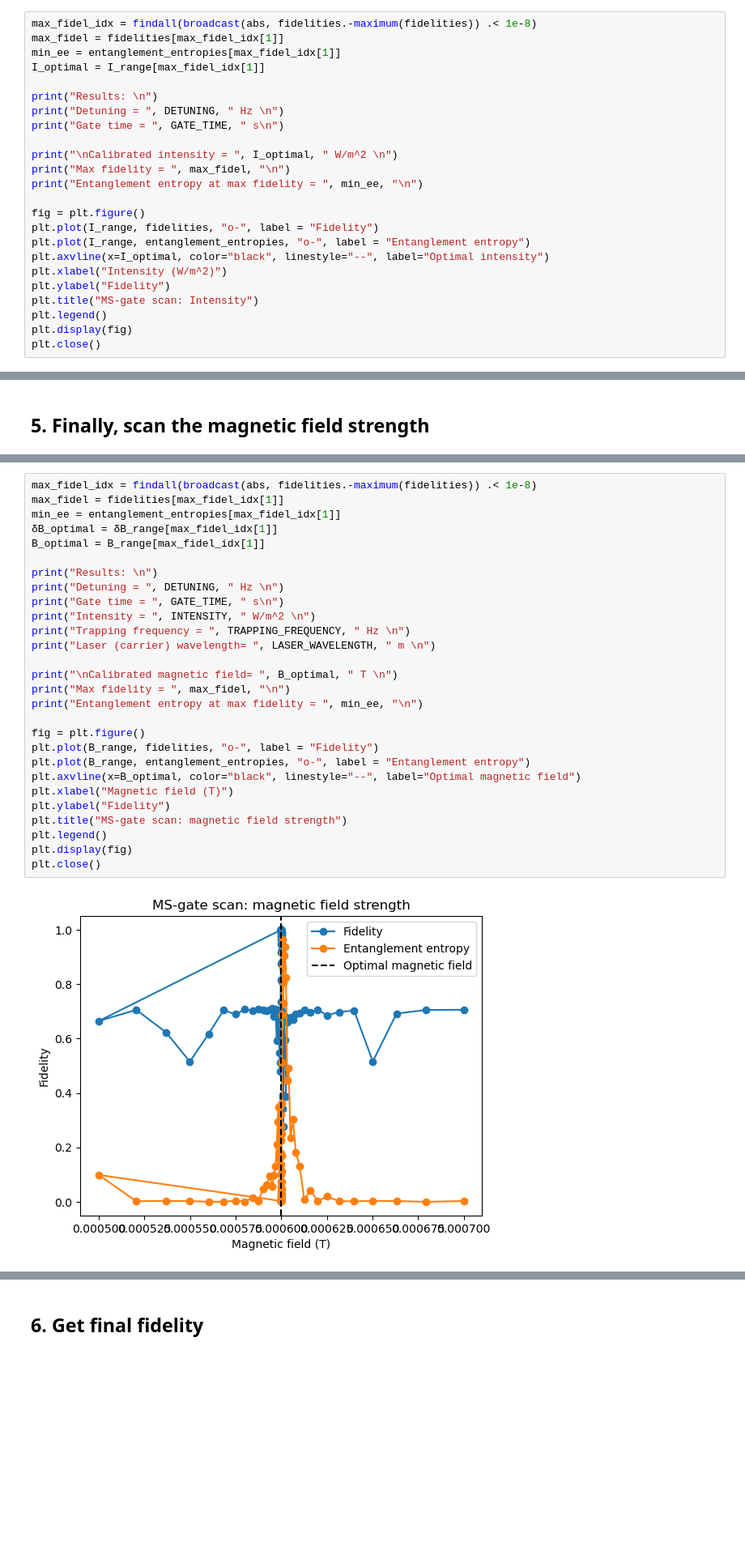
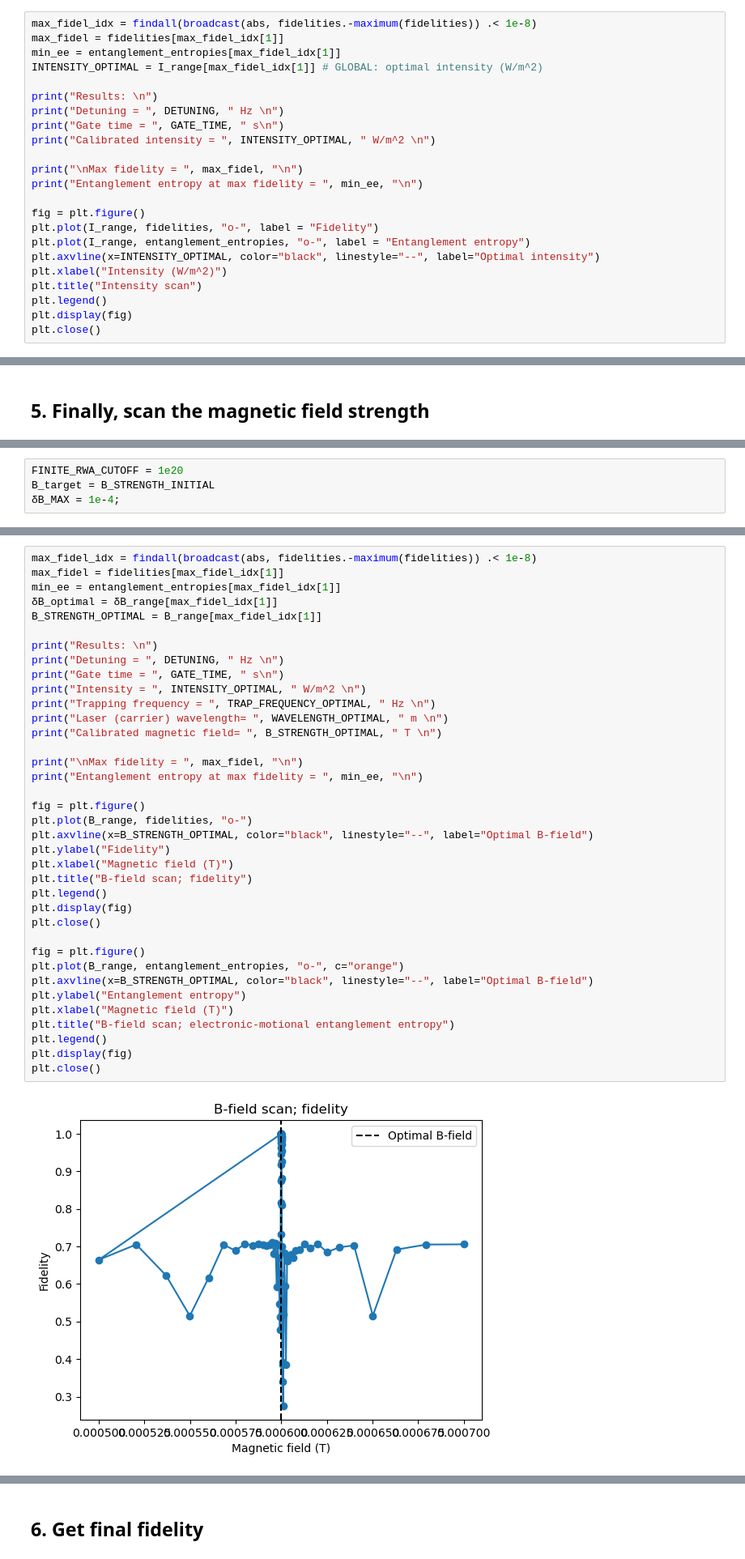
Before and after one commit to SQRLab/IonSim, a Jupyter notebook: molmer_sorensen_all_scans.ipynb, the cells around one changed output, grey strips where cells are left out. Shown at 81% size. Saved outputs shown, nothing was run; the diff lists cells and outputs as text; blank space fills up the shorter version.

```diff
--- a/molmer_sorensen_all_scans.ipynb
+++ b/molmer_sorensen_all_scans.ipynb
@@ -127,23 +177,22 @@ end
 max_fidel_idx = findall(broadcast(abs, fidelities.-maximum(fidelities)) .< 1e-8)
 max_fidel = fidelities[max_fidel_idx[1]]
 min_ee = entanglement_entropies[max_fidel_idx[1]]
-I_optimal = I_range[max_fidel_idx[1]]
+INTENSITY_OPTIMAL = I_range[max_fidel_idx[1]] # GLOBAL: optimal intensity (W/m^2)
 
 print("Results: \n")
 print("Detuning = ", DETUNING, " Hz \n")
 print("Gate time = ", GATE_TIME, " s\n")
+print("Calibrated intensity = ", INTENSITY_OPTIMAL, " W/m^2 \n")
 
-print("\nCalibrated intensity = ", I_optimal, " W/m^2 \n")
-print("Max fidelity = ", max_fidel, "\n")
+print("\nMax fidelity = ", max_fidel, "\n")
 print("Entanglement entropy at max fidelity = ", min_ee, "\n")
 
 fig = plt.figure()
 plt.plot(I_range, fidelities, "o-", label = "Fidelity")
 plt.plot(I_range, entanglement_entropies, "o-", label = "Entanglement entropy")
-plt.axvline(x=I_optimal, color="black", linestyle="--", label="Optimal intensity")
+plt.axvline(x=INTENSITY_OPTIMAL, color="black", linestyle="--", label="Optimal intensity")
 plt.xlabel("Intensity (W/m^2)")
-plt.ylabel("Fidelity")
-plt.title("MS-gate scan: Intensity")
+plt.title("Intensity scan")
 plt.legend()
 plt.display(fig)
 plt.close()
@@ -903,0 +570,4 @@ Electronic-Motional entanglement entropy: 0.002903568196670668 + 0.0im
+# %%
+FINITE_RWA_CUTOFF = 1e20
+B_target = B_STRENGTH_INITIAL
+δB_MAX = 1e-4;
@@ -934,30 +643,39 @@ end
 # %%
 max_fidel_idx = findall(broadcast(abs, fidelities.-maximum(fidelities)) .< 1e-8)
 max_fidel = fidelities[max_fidel_idx[1]]
 min_ee = entanglement_entropies[max_fidel_idx[1]]
 δB_optimal = δB_range[max_fidel_idx[1]]
-B_optimal = B_range[max_fidel_idx[1]]
+B_STRENGTH_OPTIMAL = B_range[max_fidel_idx[1]]
 
 print("Results: \n")
 print("Detuning = ", DETUNING, " Hz \n")
 print("Gate time = ", GATE_TIME, " s\n")
-print("Intensity = ", INTENSITY, " W/m^2 \n")
-print("Trapping frequency = ", TRAPPING_FREQUENCY, " Hz \n")
-print("Laser (carrier) wavelength= ", LASER_WAVELENGTH, " m \n")
+print("Intensity = ", INTENSITY_OPTIMAL, " W/m^2 \n")
+print("Trapping frequency = ", TRAP_FREQUENCY_OPTIMAL, " Hz \n")
+print("Laser (carrier) wavelength= ", WAVELENGTH_OPTIMAL, " m \n")
+print("Calibrated magnetic field= ", B_STRENGTH_OPTIMAL, " T \n")
 
-print("\nCalibrated magnetic field= ", B_optimal, " T \n")
-print("Max fidelity = ", max_fidel, "\n")
+print("\nMax fidelity = ", max_fidel, "\n")
 print("Entanglement entropy at max fidelity = ", min_ee, "\n")
 
 fig = plt.figure()
-plt.plot(B_range, fidelities, "o-", label = "Fidelity")
-plt.plot(B_range, entanglement_entropies, "o-", label = "Entanglement entropy")
-plt.axvline(x=B_optimal, color="black", linestyle="--", label="Optimal magnetic field")
+plt.plot(B_range, fidelities, "o-")
+plt.axvline(x=B_STRENGTH_OPTIMAL, color="black", linestyle="--", label="Optimal B-field")
+plt.ylabel("Fidelity")
 plt.xlabel("Magnetic field (T)")
-plt.ylabel("Fidelity")
-plt.title("MS-gate scan: magnetic field strength")
+plt.title("B-field scan; fidelity")
 plt.legend()
 plt.display(fig)
 plt.close()
+
+fig = plt.figure()
+plt.plot(B_range, entanglement_entropies, "o-", c="orange")
+plt.axvline(x=B_STRENGTH_OPTIMAL, color="black", linestyle="--", label="Optimal B-field")
+plt.ylabel("Entanglement entropy")
+plt.xlabel("Magnetic field (T)")
+plt.title("B-field scan; electronic-motional entanglement entropy")
+plt.legend()
+plt.display(fig)
+plt.close()
 # %% [output]
-[figure, old version]
+[figure, new version]
```
Also changed, not shown: parts of 68 cells of this notebook, 1 other file.
